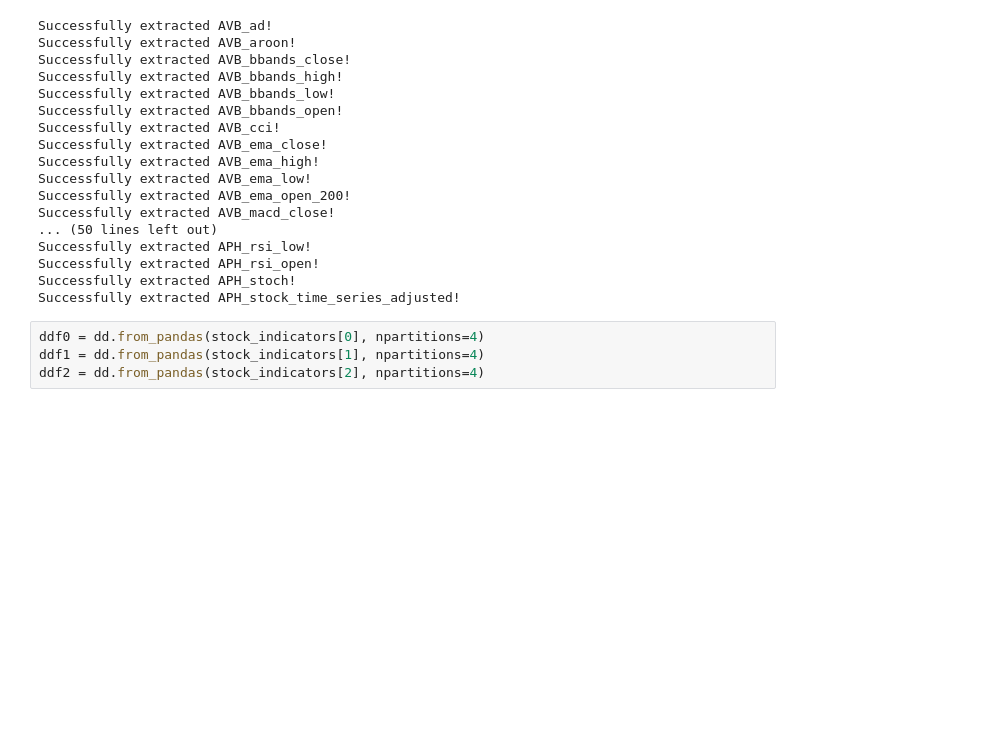
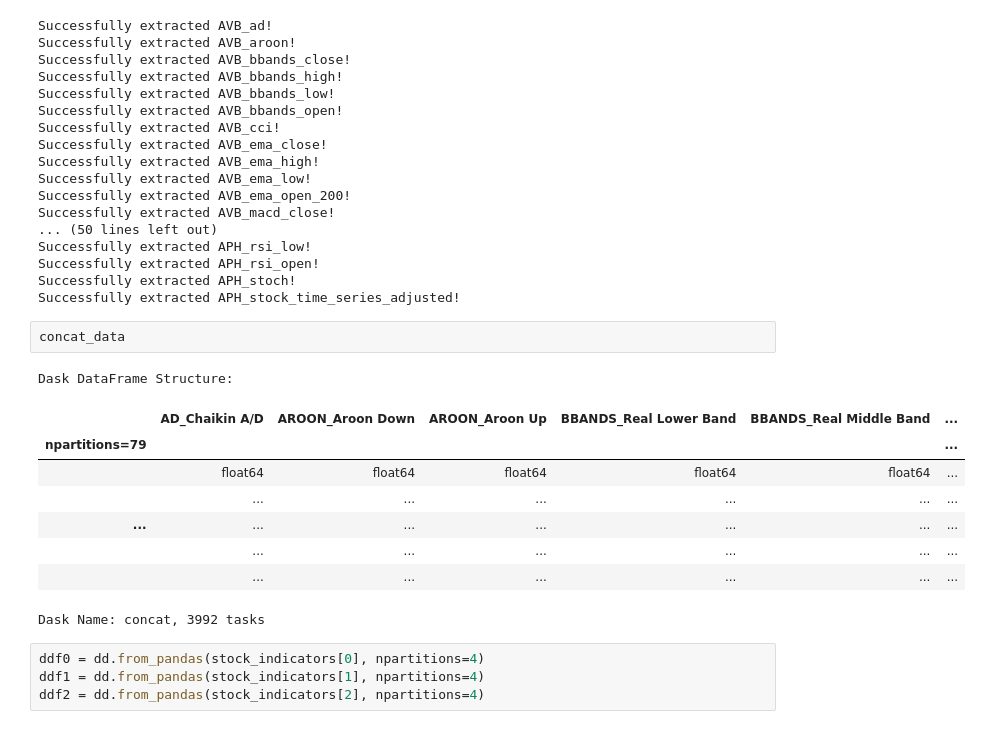
Before and after one commit to HaoxuanXu/Stock_Market_Trend_Prediction, a Jupyter notebook: Testing.ipynb, the cells around one changed output. Drawn from its saved outputs; the diff is of its cells as text; blank space fills up the shorter version.

Commit message:
finalizing dask fix

```diff
--- a/Testing.ipynb
+++ b/Testing.ipynb
@@ -69,6 +69,18 @@ Successfully extracted APH_rsi_low!
 Successfully extracted APH_rsi_open!
 Successfully extracted APH_stoch!
 Successfully extracted APH_stock_time_series_adjusted!
+# %%
+concat_data
+# %% [output]
+Dask DataFrame Structure:
+|  | AD_Chaikin A/D | AROON_Aroon Down | AROON_Aroon Up | BBANDS_Real Lower Band | BBANDS_Real Middle Band | ... |
+| npartitions=79 |  |  |  |  |  | ... |
+|  | float64 | float64 | float64 | float64 | float64 | ... |
+|  | ... | ... | ... | ... | ... | ... |
+| ... | ... | ... | ... | ... | ... | ... |
+|  | ... | ... | ... | ... | ... | ... |
+|  | ... | ... | ... | ... | ... | ... |
+Dask Name: concat, 3992 tasks
 # %%
 ddf0 = dd.from_pandas(stock_indicators[0], npartitions=4)
 ddf1 = dd.from_pandas(stock_indicators[1], npartitions=4)
```
Also changed, not shown: 1 other file.
